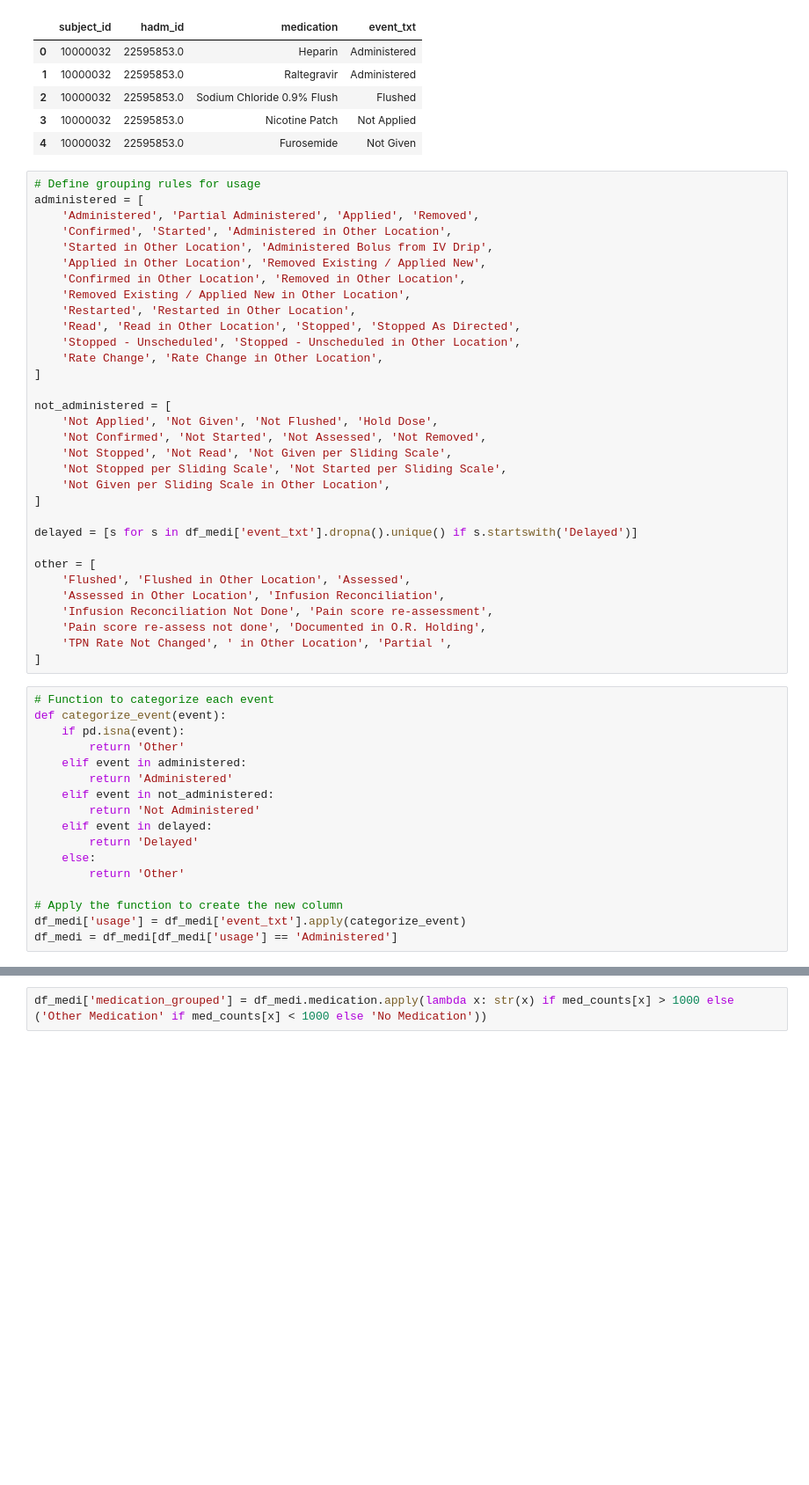
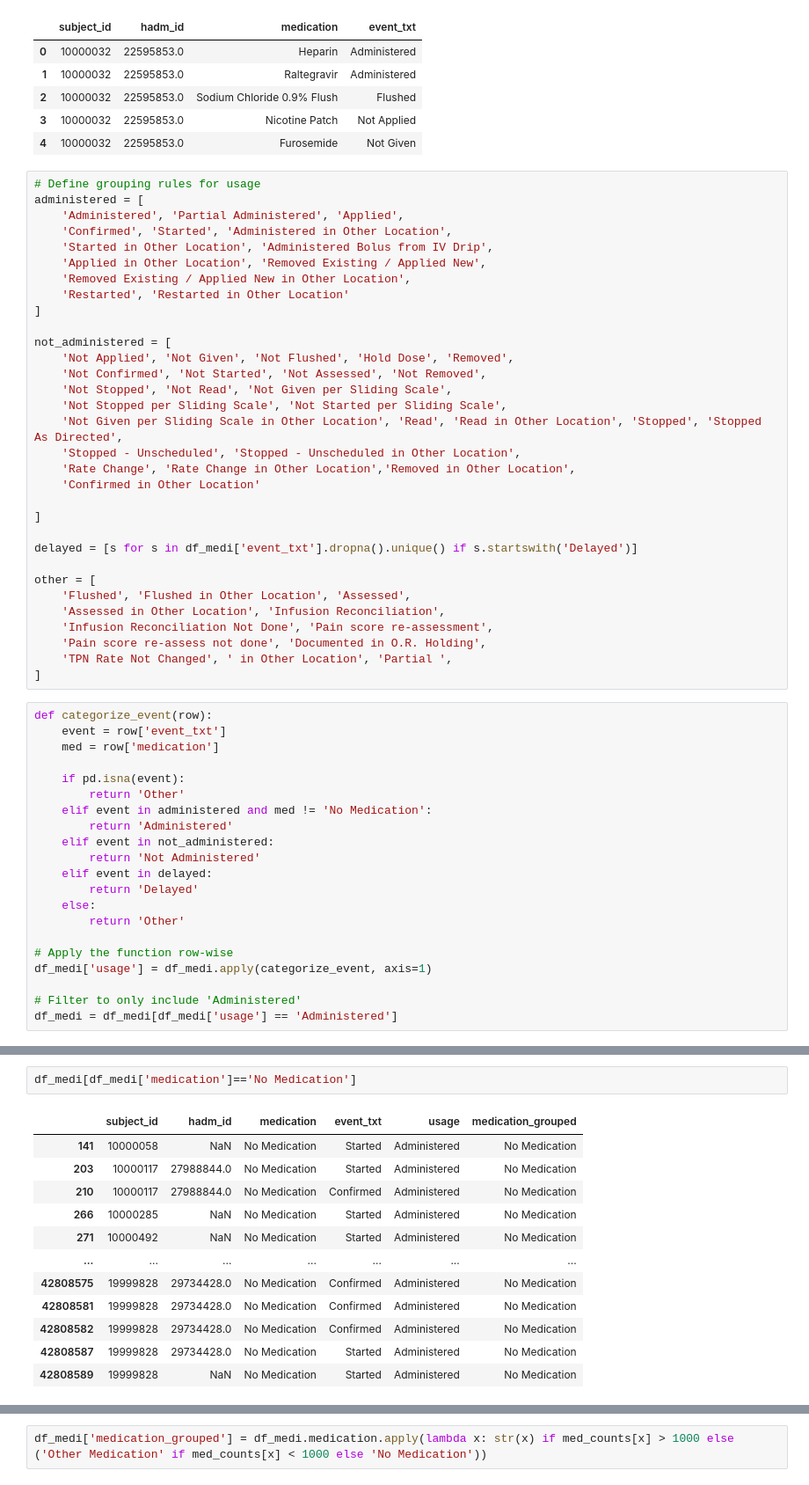
Before and after one commit to saaqib-m/patient-readmission, a Jupyter notebook: Patient-Readmission-LR-Notebook.ipynb, the cells around one changed output, grey strips where cells are left out. Shown at 88% size. Cells and saved outputs as stored; diff of their text form; blank space fills up the shorter version.

```diff
--- a/Patient-Readmission-LR-Notebook.ipynb
+++ b/Patient-Readmission-LR-Notebook.ipynb
@@ -368,24 +370,24 @@ df_medi.head(5)
 # %%
 # Define grouping rules for usage
 administered = [
-    'Administered', 'Partial Administered', 'Applied', 'Removed',
+    'Administered', 'Partial Administered', 'Applied',
     'Confirmed', 'Started', 'Administered in Other Location',
     'Started in Other Location', 'Administered Bolus from IV Drip',
     'Applied in Other Location', 'Removed Existing / Applied New',
-    'Confirmed in Other Location', 'Removed in Other Location',
     'Removed Existing / Applied New in Other Location',
-    'Restarted', 'Restarted in Other Location',
-    'Read', 'Read in Other Location', 'Stopped', 'Stopped As Directed',
-    'Stopped - Unscheduled', 'Stopped - Unscheduled in Other Location',
-    'Rate Change', 'Rate Change in Other Location',
+    'Restarted', 'Restarted in Other Location'
 ]
 
 not_administered = [
-    'Not Applied', 'Not Given', 'Not Flushed', 'Hold Dose',
+    'Not Applied', 'Not Given', 'Not Flushed', 'Hold Dose', 'Removed',
     'Not Confirmed', 'Not Started', 'Not Assessed', 'Not Removed',
     'Not Stopped', 'Not Read', 'Not Given per Sliding Scale',
     'Not Stopped per Sliding Scale', 'Not Started per Sliding Scale',
-    'Not Given per Sliding Scale in Other Location',
+    'Not Given per Sliding Scale in Other Location', 'Read', 'Read in Other Location', 'Stopped', 'Stopped As Directed',
+    'Stopped - Unscheduled', 'Stopped - Unscheduled in Other Location',
+    'Rate Change', 'Rate Change in Other Location','Removed in Other Location',
+    'Confirmed in Other Location'
+
 ]
 
 delayed = [s for s in df_medi['event_txt'].dropna().unique() if s.startswith('Delayed')]
@@ -398,11 +400,13 @@ other = [
     'TPN Rate Not Changed', ' in Other Location', 'Partial ',
 ]
 # %%
-# Function to categorize each event
-def categorize_event(event):
+def categorize_event(row):
+    event = row['event_txt']
+    med = row['medication']
+
     if pd.isna(event):
         return 'Other'
-    elif event in administered:
+    elif event in administered and med != 'No Medication':
         return 'Administered'
     elif event in not_administered:
         return 'Not Administered'
@@ -411,6 +415,8 @@ def categorize_event(event):
     else:
         return 'Other'
 
-# Apply the function to create the new column
-df_medi['usage'] = df_medi['event_txt'].apply(categorize_event)
+# Apply the function row-wise
+df_medi['usage'] = df_medi.apply(categorize_event, axis=1)
+
+# Filter to only include 'Administered'
 df_medi = df_medi[df_medi['usage'] == 'Administered']
@@ -443,0 +440,15 @@ clotrimazole-betamethasone
+# %%
+df_medi[df_medi['medication']=='No Medication']
+# %% [output]
+|  | subject_id | hadm_id | medication | event_txt | usage | medication_grouped |
+| 141 | 10000058 | NaN | No Medication | Started | Administered | No Medication |
+| 203 | 10000117 | 27988844.0 | No Medication | Started | Administered | No Medication |
+| 210 | 10000117 | 27988844.0 | No Medication | Confirmed | Administered | No Medication |
+| 266 | 10000285 | NaN | No Medication | Started | Administered | No Medication |
+| 271 | 10000492 | NaN | No Medication | Started | Administered | No Medication |
+| ... | ... | ... | ... | ... | ... | ... |
+| 42808575 | 19999828 | 29734428.0 | No Medication | Confirmed | Administered | No Medication |
+| 42808581 | 19999828 | 29734428.0 | No Medication | Confirmed | Administered | No Medication |
+| 42808582 | 19999828 | 29734428.0 | No Medication | Confirmed | Administered | No Medication |
+| 42808587 | 19999828 | 29734428.0 | No Medication | Started | Administered | No Medication |
+| 42808589 | 19999828 | NaN | No Medication | Started | Administered | No Medication |
```
Also changed, not shown: parts of 15 cells of this notebook.
